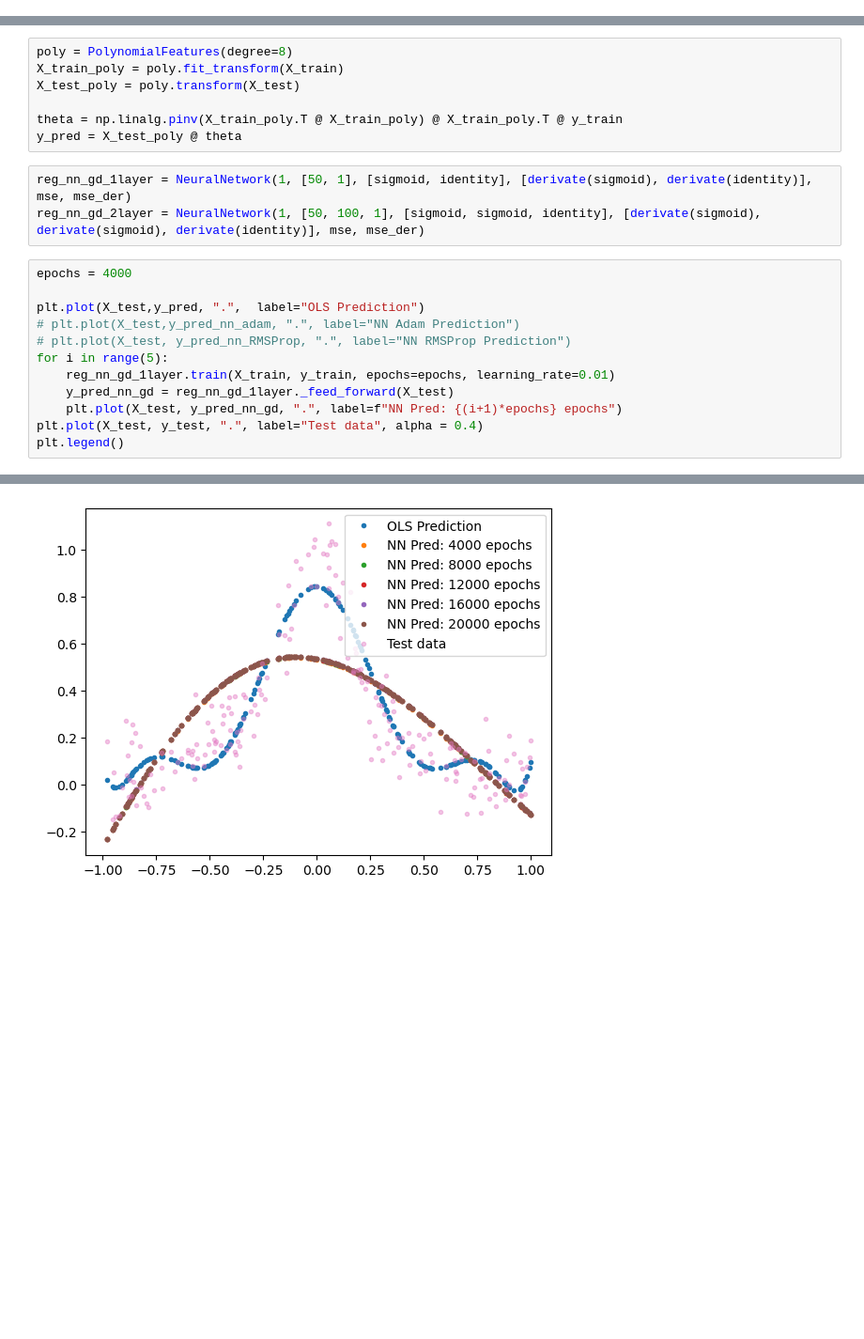
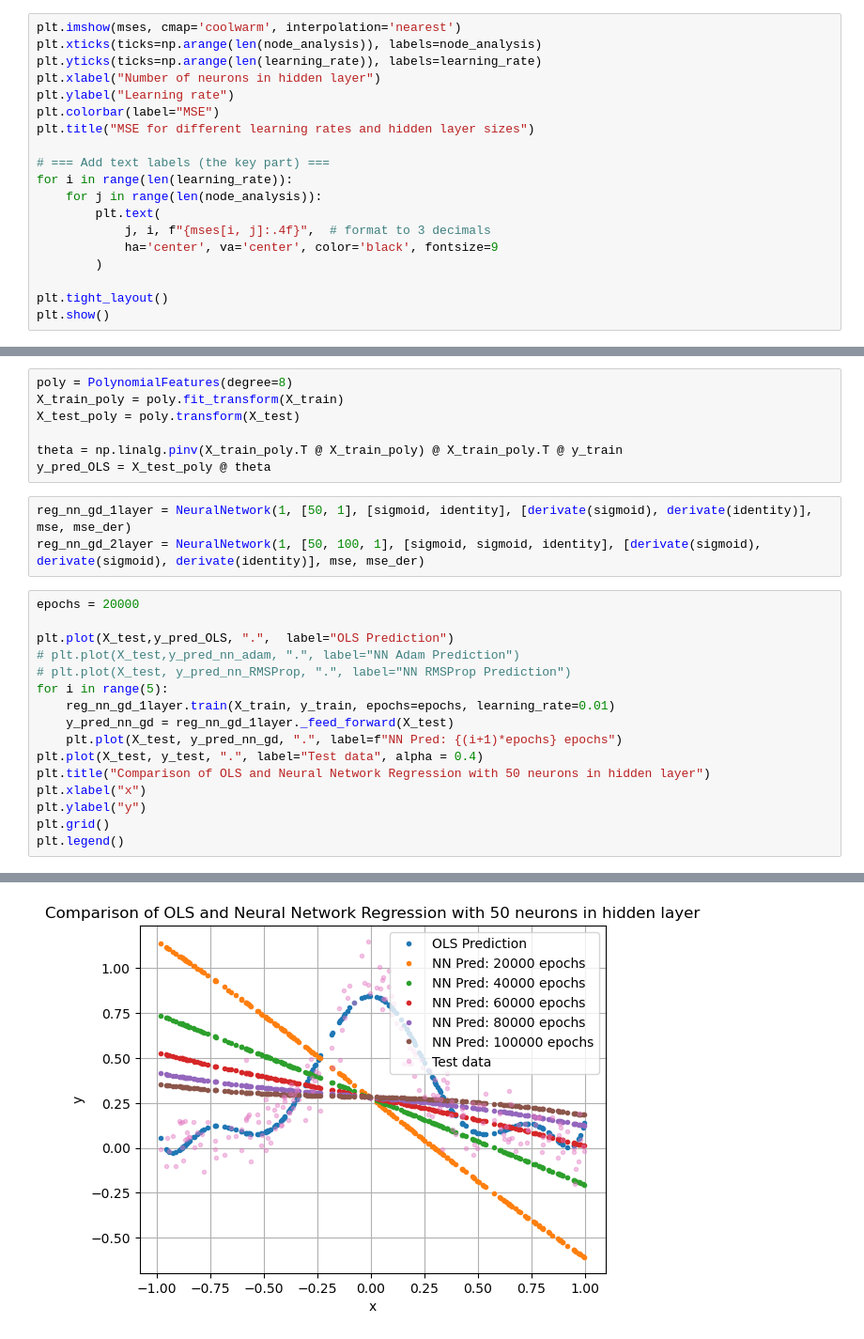
Before and after one commit to kjes4pres/Project_2_FYSSTK, a Jupyter notebook: Code/main/b.ipynb, the cells around one changed output, grey strips where cells are left out. Shown at 94% size. Drawn from its saved outputs; the diff is of its cells as text; blank space fills up the shorter version.

```diff
--- a/Code/main/b.ipynb
+++ b/Code/main/b.ipynb
@@ -69,0 +37,19 @@ array([[5.74434218e-02, 1.17158954e-01, 7.46105213e-02, 4.02487205e-02,
+# %%
+plt.imshow(mses, cmap='coolwarm', interpolation='nearest')
+plt.xticks(ticks=np.arange(len(node_analysis)), labels=node_analysis)
+plt.yticks(ticks=np.arange(len(learning_rate)), labels=learning_rate)
+plt.xlabel("Number of neurons in hidden layer")
+plt.ylabel("Learning rate")
+plt.colorbar(label="MSE")
+plt.title("MSE for different learning rates and hidden layer sizes")
+
+# === Add text labels (the key part) ===
+for i in range(len(learning_rate)):
+    for j in range(len(node_analysis)):
+        plt.text(
+            j, i, f"{mses[i, j]:.4f}",  # format to 3 decimals
+            ha='center', va='center', color='black', fontsize=9
+        )
+
+plt.tight_layout()
+plt.show()
@@ -73,23 +61,27 @@ X_train_poly = poly.fit_transform(X_train)
 X_test_poly = poly.transform(X_test)
 
 theta = np.linalg.pinv(X_train_poly.T @ X_train_poly) @ X_train_poly.T @ y_train
-y_pred = X_test_poly @ theta
+y_pred_OLS = X_test_poly @ theta
 # %%
 reg_nn_gd_1layer = NeuralNetwork(1, [50, 1], [sigmoid, identity], [derivate(sigmoid), derivate(identity)], mse, mse_der)
 reg_nn_gd_2layer = NeuralNetwork(1, [50, 100, 1], [sigmoid, sigmoid, identity], [derivate(sigmoid), derivate(sigmoid), derivate(identity)], mse, mse_der)
 # %%
-epochs = 4000
+epochs = 20000
 
-plt.plot(X_test,y_pred, ".",  label="OLS Prediction")
+plt.plot(X_test,y_pred_OLS, ".",  label="OLS Prediction")
 # plt.plot(X_test,y_pred_nn_adam, ".", label="NN Adam Prediction")
 # plt.plot(X_test, y_pred_nn_RMSProp, ".", label="NN RMSProp Prediction")
 for i in range(5):
     reg_nn_gd_1layer.train(X_train, y_train, epochs=epochs, learning_rate=0.01)
     y_pred_nn_gd = reg_nn_gd_1layer._feed_forward(X_test)
     plt.plot(X_test, y_pred_nn_gd, ".", label=f"NN Pred: {(i+1)*epochs} epochs")
 plt.plot(X_test, y_test, ".", label="Test data", alpha = 0.4)
+plt.title("Comparison of OLS and Neural Network Regression with 50 neurons in hidden layer")
+plt.xlabel("x")
+plt.ylabel("y")
+plt.grid()
 plt.legend()
 # %% [output]
 <matplotlib.legend.Legend at 0x...>
-[figure, old version]
+[figure, new version]
 # %%
```
Also changed, not shown: parts of 10 cells of this notebook, 1 other file.
